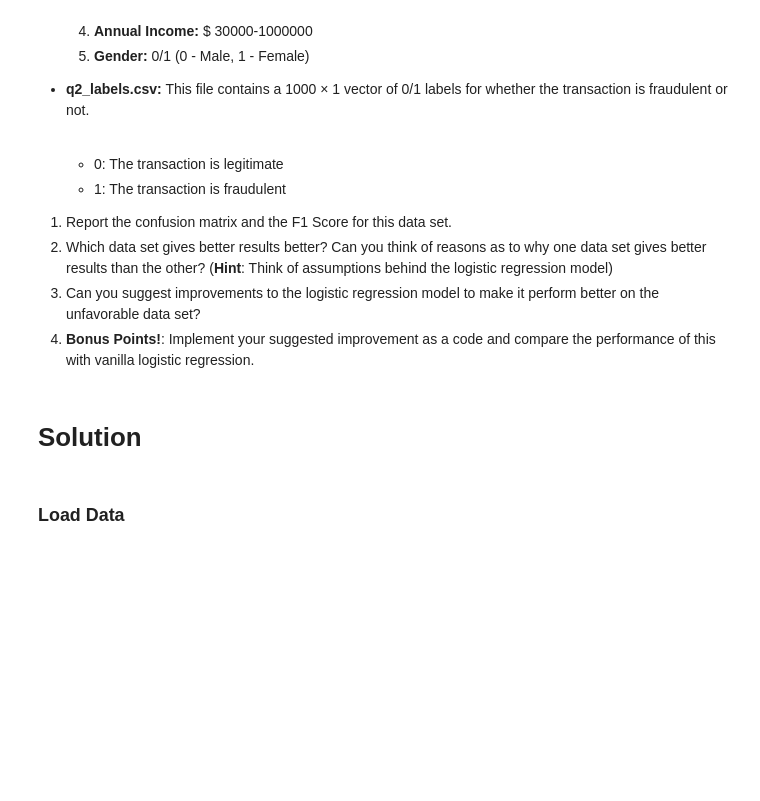
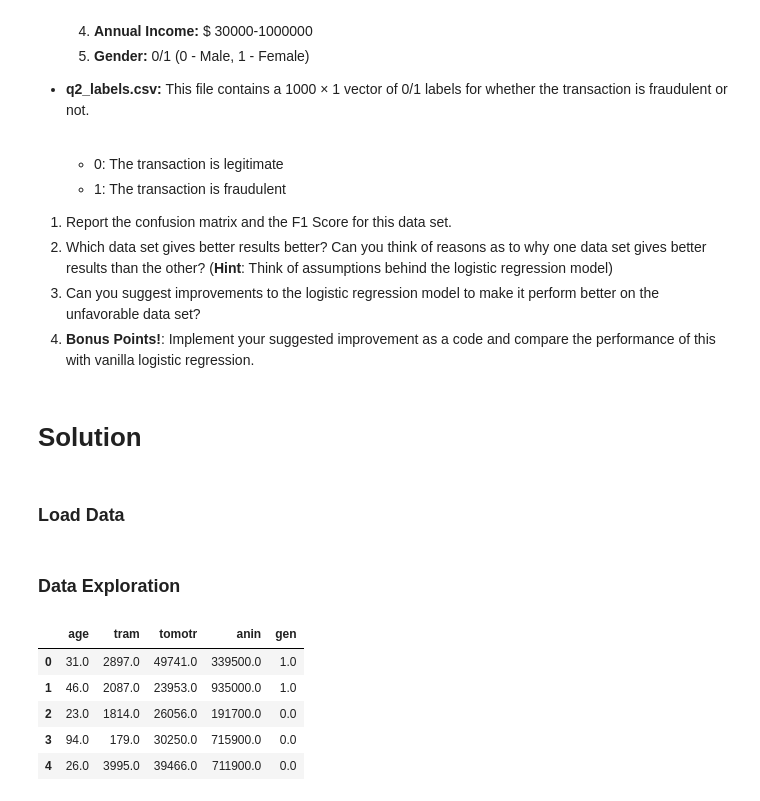
Before and after one commit to abinthomasonline/CH5019, a Jupyter notebook: notebook/Term Project.ipynb, the cells around one changed output. Cells and saved outputs as stored; diff of their text form; code cells hidden in the pictures; blank space fills up the shorter version.

```diff
--- a/notebook/Term Project.ipynb
+++ b/notebook/Term Project.ipynb
@@ -306,3 +337,14 @@ This data set contains data for credit card fraud detection.
 # %%
 features = pd.read_csv('../data/q2_data_matrix.csv', header=None, names=['age', 'tram', 'tomotr', 'anin', 'gen'])
 labels = pd.read_csv('../data/q2_labels.csv', header=None, names=['fra'])
+# %% [markdown]
+### Data Exploration
+# %%
+features.head()
+# %% [output]
+|  | age | tram | tomotr | anin | gen |
+| 0 | 31.0 | 2897.0 | 49741.0 | 339500.0 | 1.0 |
+| 1 | 46.0 | 2087.0 | 23953.0 | 935000.0 | 1.0 |
+| 2 | 23.0 | 1814.0 | 26056.0 | 191700.0 | 0.0 |
+| 3 | 94.0 | 179.0 | 30250.0 | 715900.0 | 0.0 |
+| 4 | 26.0 | 3995.0 | 39466.0 | 711900.0 | 0.0 |
```
Also changed, not shown: parts of 55 cells of this notebook.
